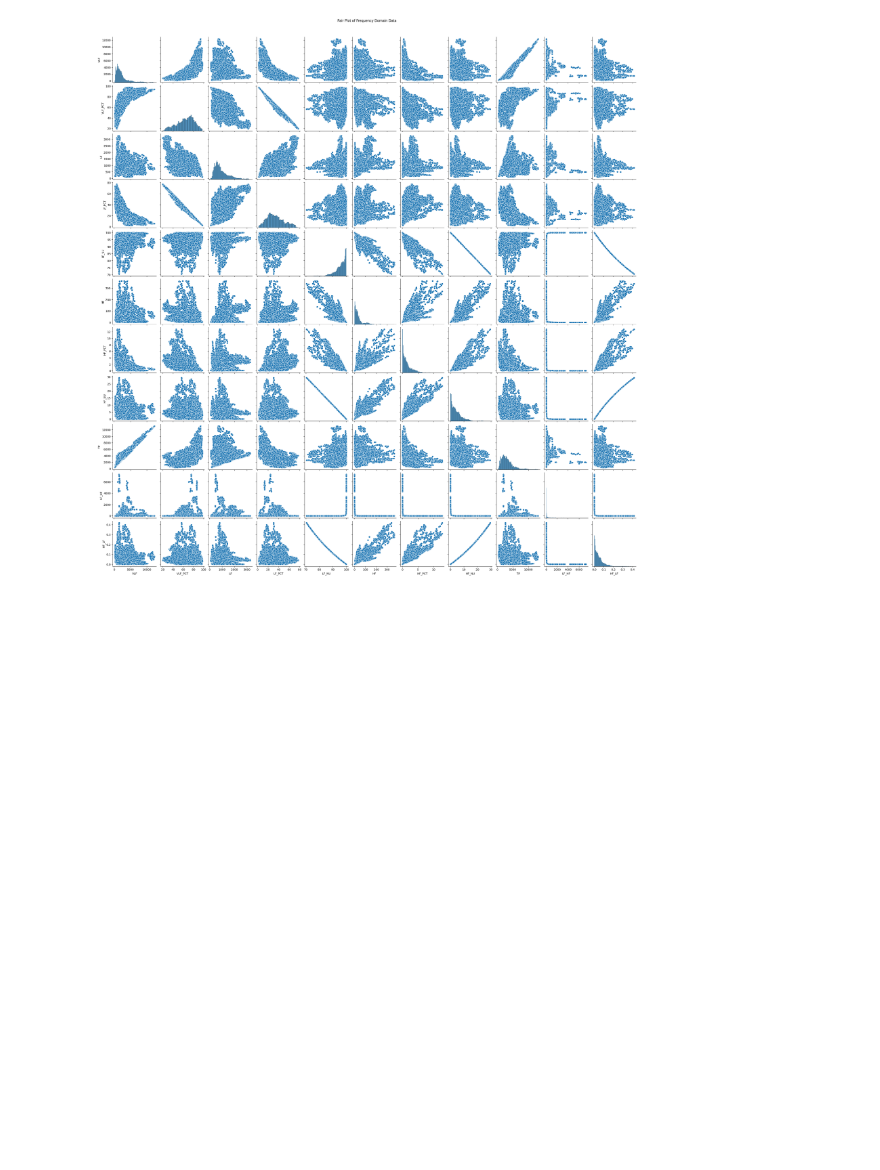
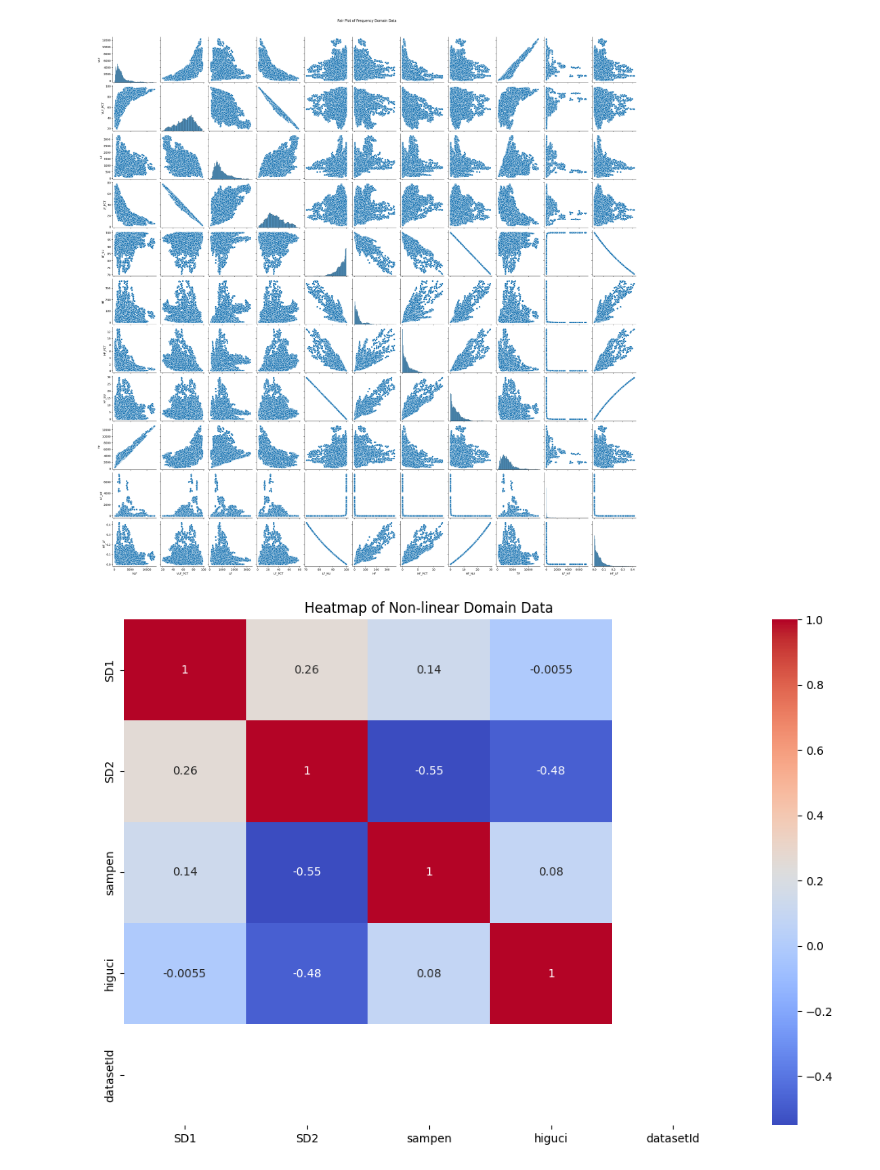
Before and after one commit to Ishara-Pramod-0770/Deep_Learning_Assingment, a Jupyter notebook: SVR Model.ipynb, the cells around one changed output. Drawn from its saved outputs; the diff is of its cells as text; code cells hidden in the pictures; blank space fills up the shorter version.

Commit message:
Visual data for heart_rate_non_linear_features_train

```diff
--- a/SVR Model.ipynb
+++ b/SVR Model.ipynb
@@ -26,3 +26,15 @@ plt.suptitle('Pair Plot of Frequency Domain Data', y=1.02)
 plt.show()
 # %% [output]
 [figure]
+# %%
+# Filter out non-numeric columns
+non_linear_numeric_df = non_linear_df.select_dtypes(include=[float, int])
+
+# Generate heatmap for the numeric columns
+plt.figure(figsize=(12, 8))
+sns.heatmap(non_linear_numeric_df.corr(), annot=True, cmap='coolwarm')
+
+plt.title('Heatmap of Non-linear Domain Data')
+plt.show()
+# %% [output]
+[figure, added]
```
